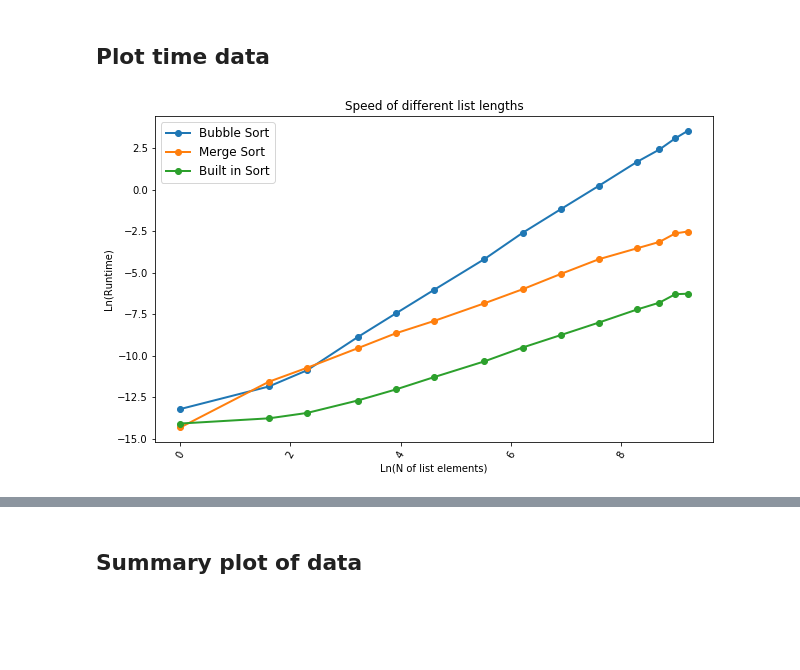
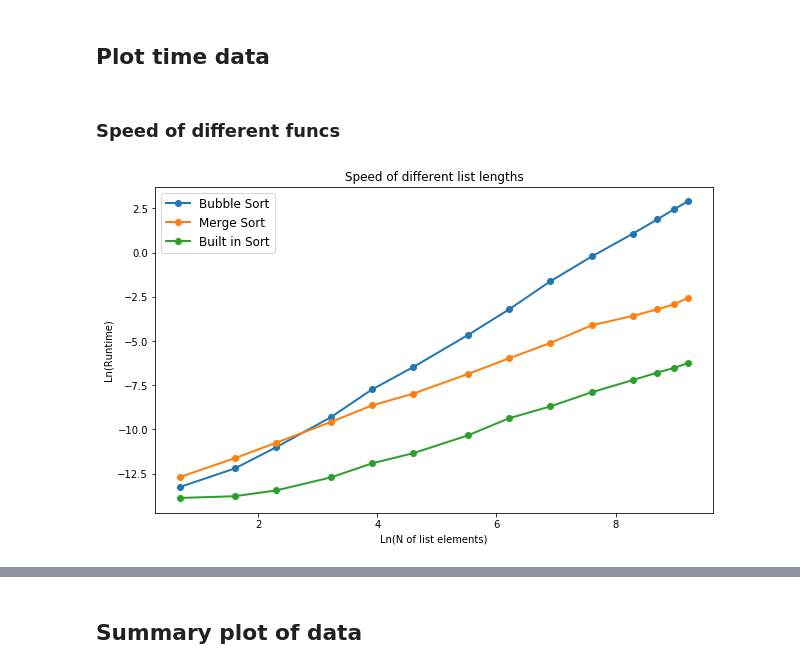
Before and after one commit to samswain2/MSiA-FQ, a Jupyter notebook: MSiA 422/HW 02/HW 02.ipynb, the cells around one changed output, grey strips where cells are left out. Drawn from its saved outputs; the diff is of its cells as text; code cells hidden in the pictures; blank space fills up the shorter version.

```diff
--- a/MSiA 422/HW 02/HW 02.ipynb
+++ b/MSiA 422/HW 02/HW 02.ipynb
@@ -34,23 +34,18 @@ class MySorted:
                 return x
             key=key
 
-        for _ in range(0, len(a_list)):
-            try:
-                if swaps == temp:
-                    break
-            except NameError:
-                pass
+        for pass_num in range(len(a_list) - 1, 0, -1):
+            for i in range(pass_num):
+                compares += 1
+                if reverse:
+                    if key(a_list[i]) < key(a_list[i + 1]):
+                        a_list[i],a_list[i + 1] = a_list[i + 1] ,a_list[i]
+                        swaps += 1
+                else:
+                    if key(a_list[i]) > key(a_list[i + 1]):
+                        a_list[i],a_list[i + 1] = a_list[i + 1] ,a_list[i]
+                        swaps += 1
 
-            temp = swaps
-
-            for i in range(0, len(a_list)-1):
-                if key(a_list[i]) > key(a_list[i+1]):
-                    a_list[i], a_list[i+1] = a_list[i+1], a_list[i]
-                    swaps += 1
-                compares += 1
-
-        if reverse:
-            return [a_list[::-1], compares, swaps, time.perf_counter() - ft]
 
         return [a_list, compares, swaps, time.perf_counter() - ft]
 
@@ -153,13 +148,15 @@ def key(x):
 
 n_tests = 5
 
-tests = [1, 5, 10, 25, 50, 100, 250,
+tests = [2, 5, 10, 25, 50, 100, 250,
          500, 1000, 2000, 4000,
          6000, 8000, 10000]
 
 ind = []
 
 times_dict = {"n_list": [],
+              "bubble_n_comps": [],
+              "merge_n_comps": [],
               "bubble_sort_time": [],
               "merge_sort_time": [],
               "sorted_sort_time": []}
@@ -169,6 +166,7 @@ for i, ns in enumerate(tests):
     bubble_times = []
     merge_times = []
     sorted_times = []
+    n_comps = []
 
     for _ in range(n_tests):
 
@@ -179,6 +177,8 @@ for i, ns in enumerate(tests):
         sorted_times.append(func_sorted(randomlist, key=key)[3])
 
     times_dict["n_list"].append(ns)
+    times_dict["bubble_n_comps"].append(func_bubble(randomlist, key=key)[1])
+    times_dict["merge_n_comps"].append(func_merged(randomlist, key=key)[1])
     times_dict["bubble_sort_time"].append(np.mean(bubble_times))
     times_dict["merge_sort_time"].append(np.mean(merge_times))
     times_dict["sorted_sort_time"].append(np.mean(sorted_times))
@@ -187,26 +187,28 @@ for i, ns in enumerate(tests):
 df_times = pd.DataFrame(data = times_dict, index = ind)
 # %% [markdown]
 ## Plot time data
+# %% [markdown]
+### Speed of different funcs
 # %%
 import matplotlib.pyplot as plt
 import numpy as np
 
 %matplotlib inline
 
 fig, ax = plt.subplots(figsize=[10, 6])
 linewidth = 2
 
 ax.plot(np.log(df_times['n_list']), np.log(df_times['bubble_sort_time']),
         marker='o', linewidth = linewidth, label='Bubble Sort')
 ax.plot(np.log(df_times['n_list']), np.log(df_times['merge_sort_time']),
         marker='o', linewidth = linewidth, label='Merge Sort')
 ax.plot(np.log(df_times['n_list']), np.log(df_times['sorted_sort_time']),
         marker='o', linewidth = linewidth, label='Built in Sort')
-plt.xticks(rotation=60)
+plt.xticks()
 ax.set_xlabel('Ln(N of list elements)')
 ax.set_ylabel('Ln(Runtime)')
 plt.title("Speed of different list lengths")
 plt.legend(prop={'size': 12})
 plt.show()
 # %% [output]
-[figure, old version]
+[figure, new version]
```
Also changed, not shown: parts of 3 cells of this notebook, 3 other files.
